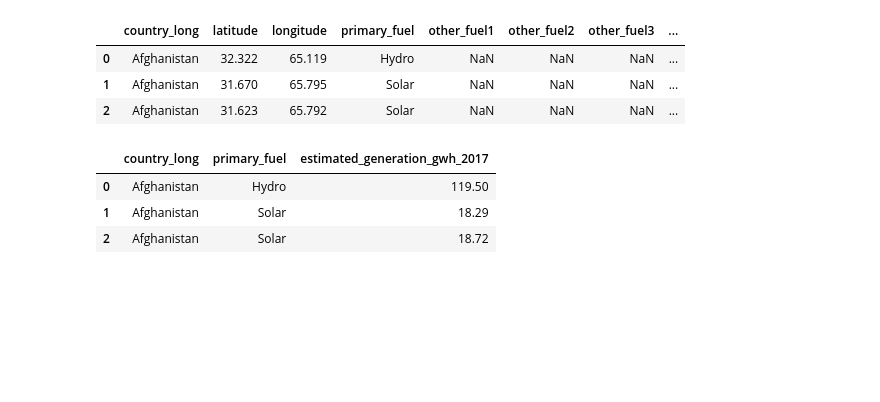
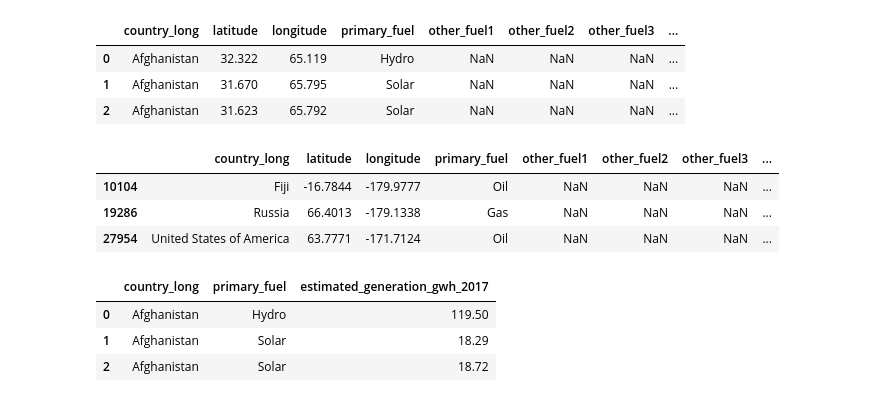
Before and after one commit to CloudLun/ADB, a Jupyter notebook: data/process.ipynb, the cells around one changed output. Drawn from its saved outputs; the diff is of its cells as text; code cells hidden in the pictures; blank space fills up the shorter version.

```diff
--- a/data/process.ipynb
+++ b/data/process.ipynb
@@ -37,3 +37,11 @@ df.head(3)
 | 0 | Afghanistan | 32.322 | 65.119 | Hydro | NaN | NaN | NaN | ... |
 | 1 | Afghanistan | 31.670 | 65.795 | Solar | NaN | NaN | NaN | ... |
 | 2 | Afghanistan | 31.623 | 65.792 | Solar | NaN | NaN | NaN | ... |
+# %%
+df = df.sort_values(by=['longitude'])
+df.head(3)
+# %% [output]
+|  | country_long | latitude | longitude | primary_fuel | other_fuel1 | other_fuel2 | other_fuel3 | ... |
+| 10104 | Fiji | -16.7844 | -179.9777 | Oil | NaN | NaN | NaN | ... |
+| 19286 | Russia | 66.4013 | -179.1338 | Gas | NaN | NaN | NaN | ... |
+| 27954 | United States of America | 63.7771 | -171.7124 | Oil | NaN | NaN | NaN | ... |
```
Also changed, not shown: parts of 1 cell of this notebook, 8 other files.
